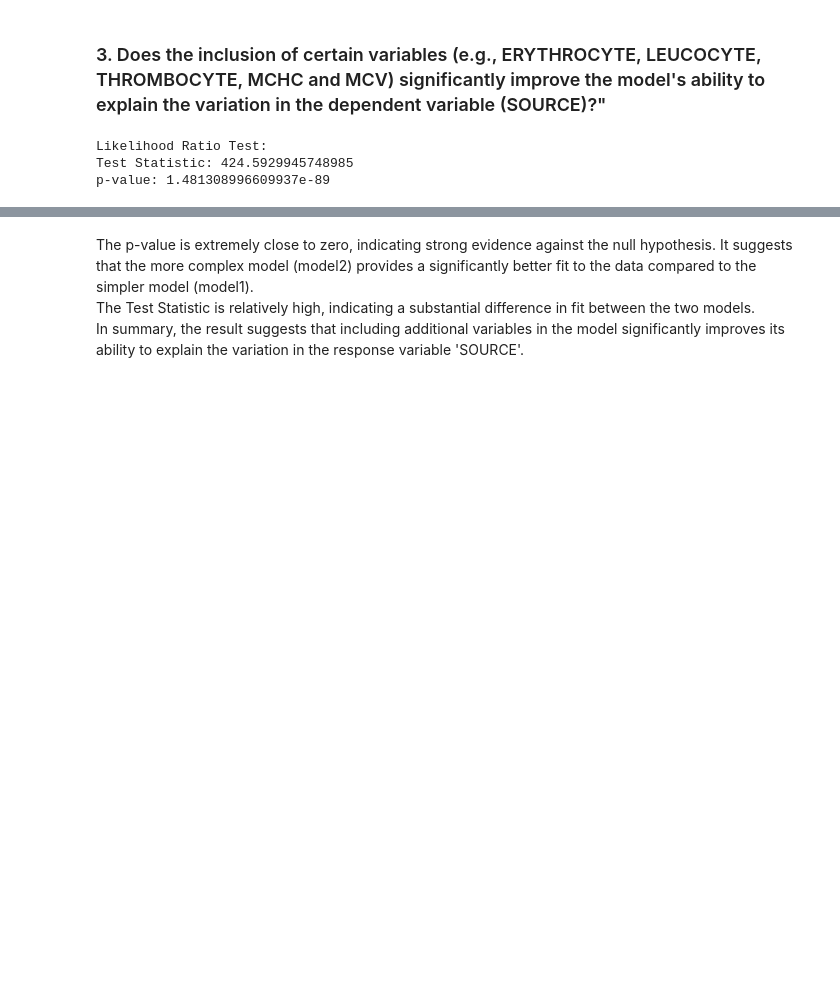
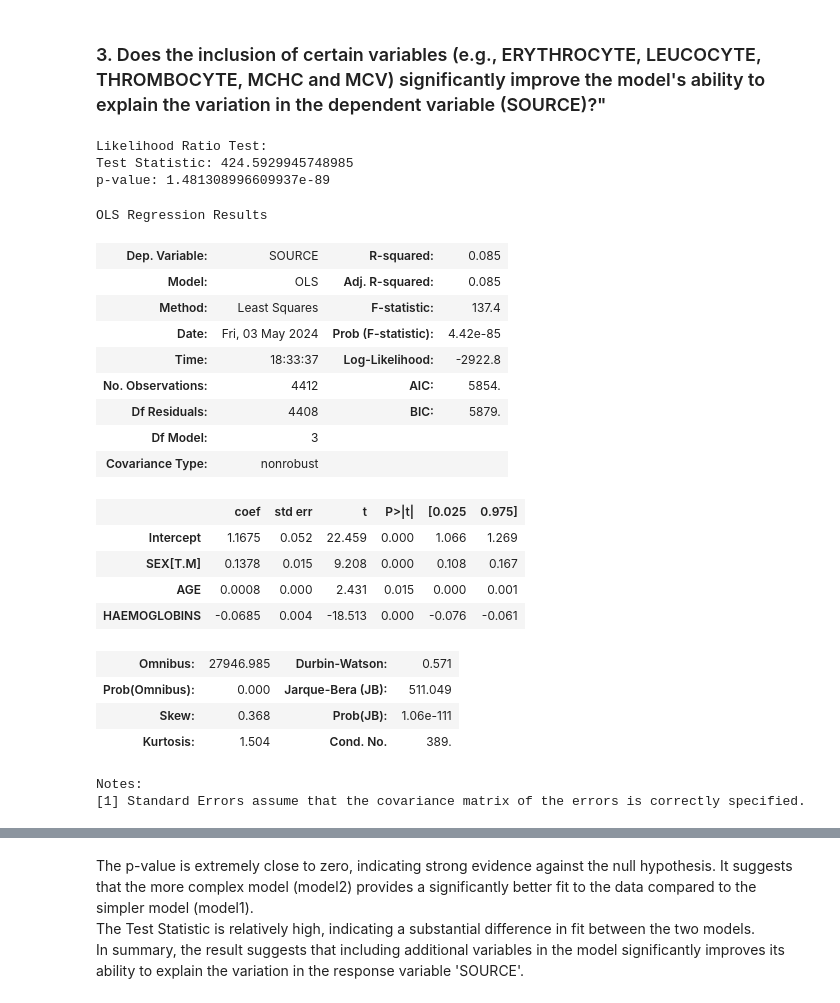
Before and after one commit to ChopinNo3Op9/EHC_Classification, a Jupyter notebook: ehc-classification.ipynb, the cells around one changed output, grey strips where cells are left out. Saved outputs shown, nothing was run; the diff lists cells and outputs as text; code cells hidden in the pictures; blank space fills up the shorter version.

```diff
--- a/ehc-classification.ipynb
+++ b/ehc-classification.ipynb
@@ -660,3 +660,27 @@ print("p-value:", lrt_pval)
 Likelihood Ratio Test:
 Test Statistic: 424.5929945748985
 p-value: 1.481308996609937e-89
+# %%
+result1.summary()
+# %% [output]
+OLS Regression Results
+| Dep. Variable: | SOURCE | R-squared: | 0.085 |
+| Model: | OLS | Adj. R-squared: | 0.085 |
+| Method: | Least Squares | F-statistic: | 137.4 |
+| Date: | Fri, 03 May 2024 | Prob (F-statistic): | 4.42e-85 |
+| Time: | 18:33:37 | Log-Likelihood: | -2922.8 |
+| No. Observations: | 4412 | AIC: | 5854. |
+| Df Residuals: | 4408 | BIC: | 5879. |
+| Df Model: | 3 |  |  |
+| Covariance Type: | nonrobust |  |  |
+|  | coef | std err | t | P>|t| | [0.025 | 0.975] |
+| Intercept | 1.1675 | 0.052 | 22.459 | 0.000 | 1.066 | 1.269 |
+| SEX[T.M] | 0.1378 | 0.015 | 9.208 | 0.000 | 0.108 | 0.167 |
+| AGE | 0.0008 | 0.000 | 2.431 | 0.015 | 0.000 | 0.001 |
+| HAEMOGLOBINS | -0.0685 | 0.004 | -18.513 | 0.000 | -0.076 | -0.061 |
+| Omnibus: | 27946.985 | Durbin-Watson: | 0.571 |
+| Prob(Omnibus): | 0.000 | Jarque-Bera (JB): | 511.049 |
+| Skew: | 0.368 | Prob(JB): | 1.06e-111 |
+| Kurtosis: | 1.504 | Cond. No. | 389. |
+Notes:
+[1] Standard Errors assume that the covariance matrix of the errors is correctly specified.
```
Also changed, not shown: parts of 2 cells of this notebook.
